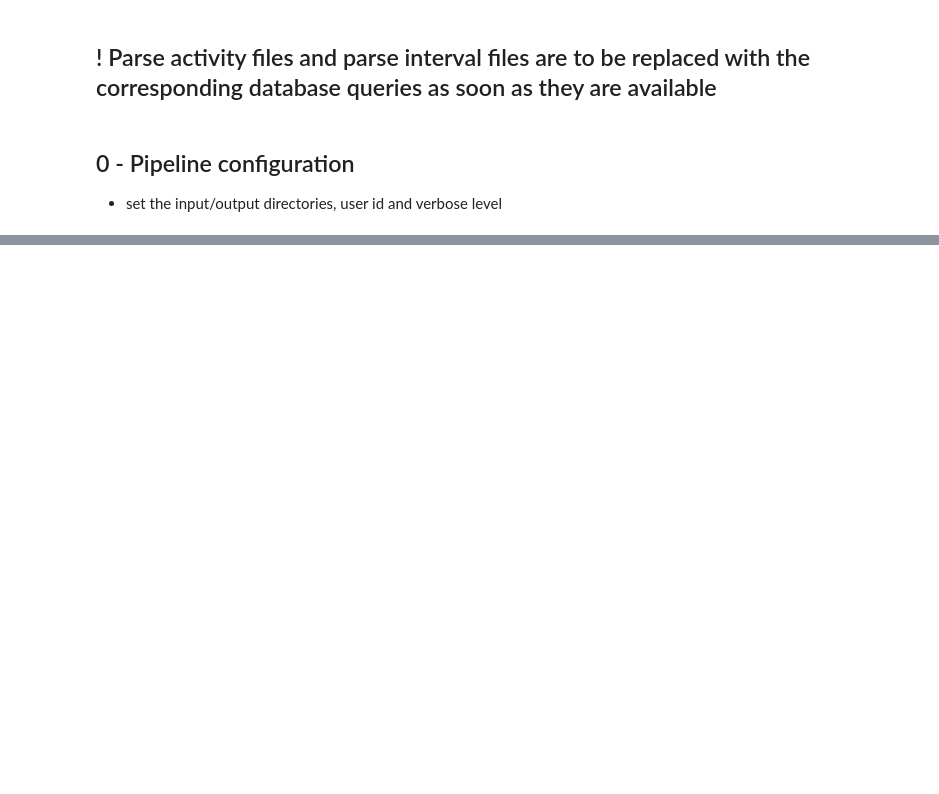
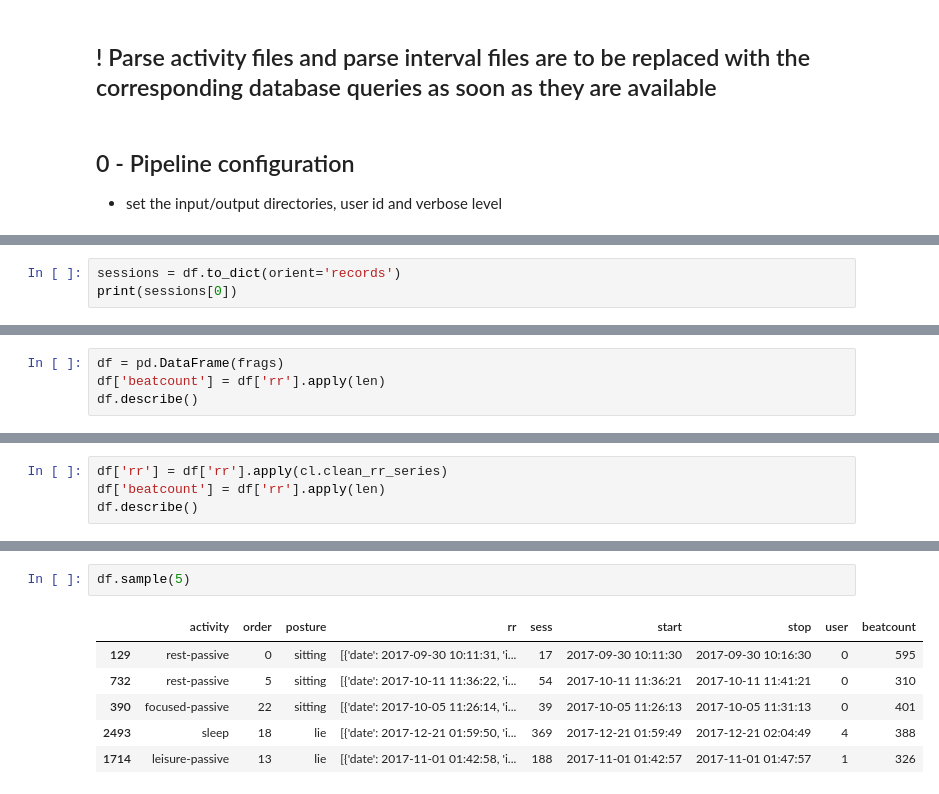
Before and after one commit to jucc/HeRV_analysis, a Jupyter notebook: pipeline/2_fragmentation.ipynb, the cells around one changed output, grey strips where cells are left out. Drawn from its saved outputs; the diff is of its cells as text; blank space fills up the shorter version.

```diff
--- a/pipeline/2_fragmentation.ipynb
+++ b/pipeline/2_fragmentation.ipynb
@@ -32,0 +55,3 @@ threshold = 3
+# %%
+sessions = df.to_dict(orient='records')
+print(sessions[0])
@@ -52,0 +94,4 @@ valid_frags = [f for f in frags if len(cf.beats_in_fragment(f, RAW_PATH)) > 0.8*
+# %%
+df = pd.DataFrame(frags)
+df['beatcount'] = df['rr'].apply(len)
+df.describe()
@@ -52,0 +110,4 @@ valid_frags = [f for f in frags if len(cf.beats_in_fragment(f, RAW_PATH)) > 0.8*
+# %%
+df['rr'] = df['rr'].apply(cl.clean_rr_series)
+df['beatcount'] = df['rr'].apply(len)
+df.describe()
@@ -52,0 +139,9 @@ valid_frags = [f for f in frags if len(cf.beats_in_fragment(f, RAW_PATH)) > 0.8*
+# %%
+df.sample(5)
+# %% [output]
+|  | activity | order | posture | rr | sess | start | stop | user | beatcount |
+| 129 | rest-passive | 0 | sitting | [{'date': 2017-09-30 10:11:31, 'i... | 17 | 2017-09-30 10:11:30 | 2017-09-30 10:16:30 | 0 | 595 |
+| 732 | rest-passive | 5 | sitting | [{'date': 2017-10-11 11:36:22, 'i... | 54 | 2017-10-11 11:36:21 | 2017-10-11 11:41:21 | 0 | 310 |
+| 390 | focused-passive | 22 | sitting | [{'date': 2017-10-05 11:26:14, 'i... | 39 | 2017-10-05 11:26:13 | 2017-10-05 11:31:13 | 0 | 401 |
+| 2493 | sleep | 18 | lie | [{'date': 2017-12-21 01:59:50, 'i... | 369 | 2017-12-21 01:59:49 | 2017-12-21 02:04:49 | 4 | 388 |
+| 1714 | leisure-passive | 13 | lie | [{'date': 2017-11-01 01:42:58, 'i... | 188 | 2017-11-01 01:42:57 | 2017-11-01 01:47:57 | 1 | 326 |
```
Also changed, not shown: parts of 30 cells of this notebook, 2 other files.
